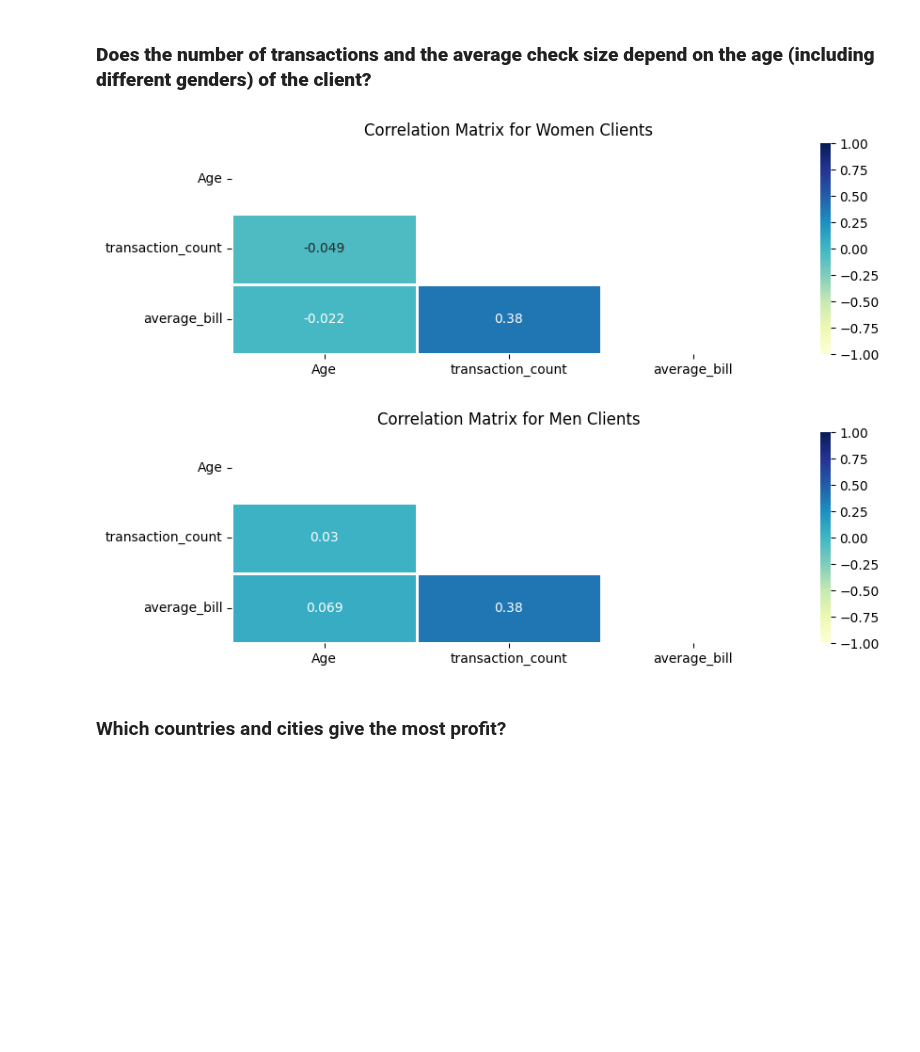
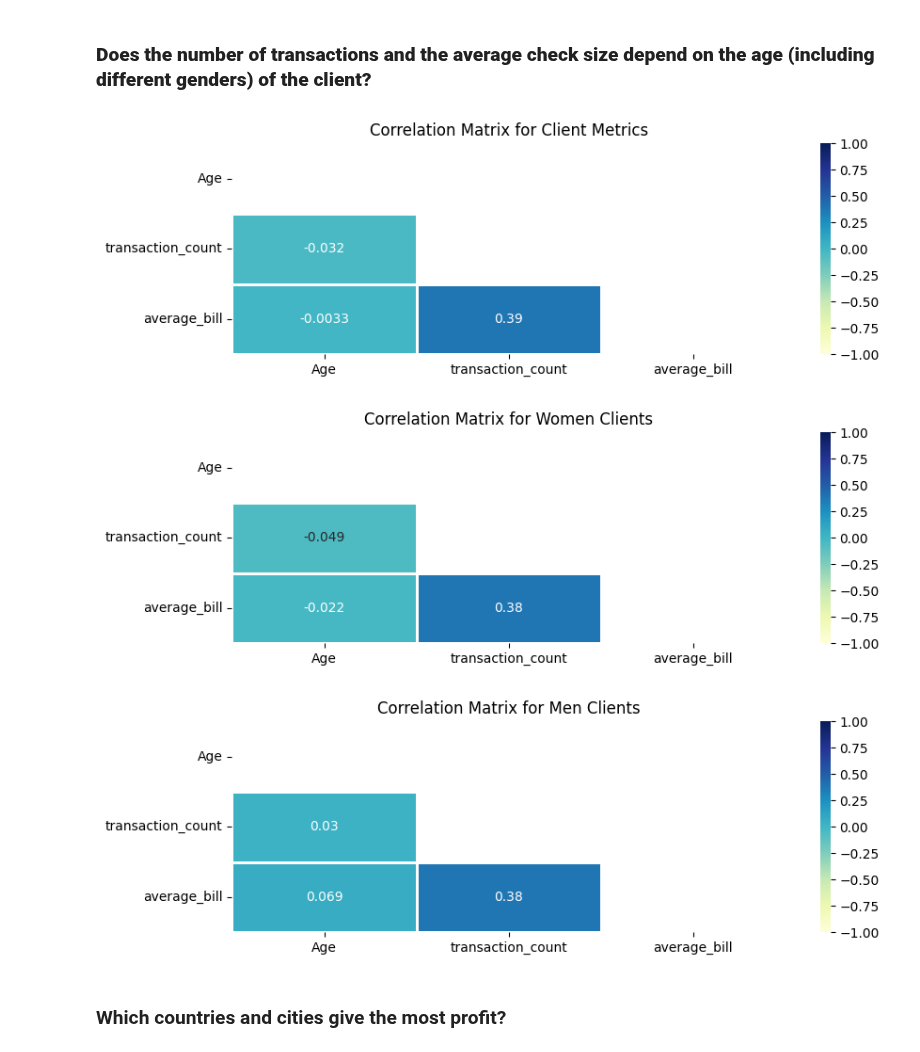
Before and after one commit to KharchenkoAnastasia/customer_analysis_grocery_chain, a Jupyter notebook: customer_analysis_grocery_chain.ipynb, the cells around one changed output. Cells and saved outputs as stored; diff of their text form; code cells hidden in the pictures; blank space fills up the shorter version.

```diff
--- a/customer_analysis_grocery_chain.ipynb
+++ b/customer_analysis_grocery_chain.ipynb
@@ -174,6 +174,36 @@ women_df = avg_bill_by_client[avg_bill_by_client['Gender'] == 'Female']
 
 # Create a dataframe for men
 men_df = avg_bill_by_client[avg_bill_by_client['Gender'] == 'Male']
+
+
+# Set up the matplotlib figure
+plt.figure(figsize=(9, 3))
+
+# Make sure all these columns exist in your dataframe
+# If not, adjust the list to match the actual numeric columns in your dataframe
+correlation_matrix = avg_bill_by_client[['Age', 'transaction_count', 'average_bill']].corr()
+
+# Create a mask for the upper triangle
+mask = np.triu(np.ones_like(correlation_matrix, dtype=bool))
+
+# Create the heatmap
+sns.heatmap(
+    correlation_matrix,
+    annot=True,
+    linewidths=.8,
+    mask=mask,
+    cmap="YlGnBu",
+    vmin=-1, vmax=1        # Force the colormap to be symmetric
+)
+
+# Add title and adjust labels
+plt.title('Correlation Matrix for Client Metrics')
+plt.xticks(rotation=0)    # Horizontal x-axis labels
+plt.yticks(rotation=0)    # Horizontal y-axis labels
+
+plt.tight_layout()
+plt.show()
+
 
 plt.figure(figsize=(9, 3))
 # Calculate correlation coefficients for women
@@ -190,39 +220,40 @@ sns.heatmap(
     mask=mask,
     cmap="YlGnBu",
     vmin=-1, vmax=1
 )
 
 plt.title('Correlation Matrix for Women Clients')
 plt.yticks(rotation=0)
 plt.tight_layout()
 plt.show()
 
 
 plt.figure(figsize=(9, 3))
 
 # Calculate correlation coefficients for men
 correlation_men = men_df[['Age', 'transaction_count', 'average_bill']].corr()
 
 # Create a mask for the upper triangle of the correlation matrix
 # This is commonly done to show only the lower triangle since the matrix is symmetric
 mask = np.triu(np.ones_like(correlation_men, dtype=bool))
 
 sns.heatmap(
     correlation_men,
-    annot=True,           # Show correlation values
-    linewidths=.8,        # Width of the lines that divide cells
-    mask=mask,            # Apply the mask to hide upper triangle
-    cmap="YlGnBu",        # Color palette
+    annot=True,
+    linewidths=.8,
+    mask=mask,
+    cmap="YlGnBu",
     vmin=-1, vmax=1       # Force the colormap to be symmetric
 )
 
 plt.title('Correlation Matrix for Men Clients')
 plt.yticks(rotation=0)
 plt.tight_layout()
 plt.show()
 # %% [output]
-[figure, old version]
+[figure, new version]
-[figure, old version]
+[figure, new version]
+[figure, added]
 # %% [markdown]
 ###  Which countries and cities give the most profit?
 # %%
```
